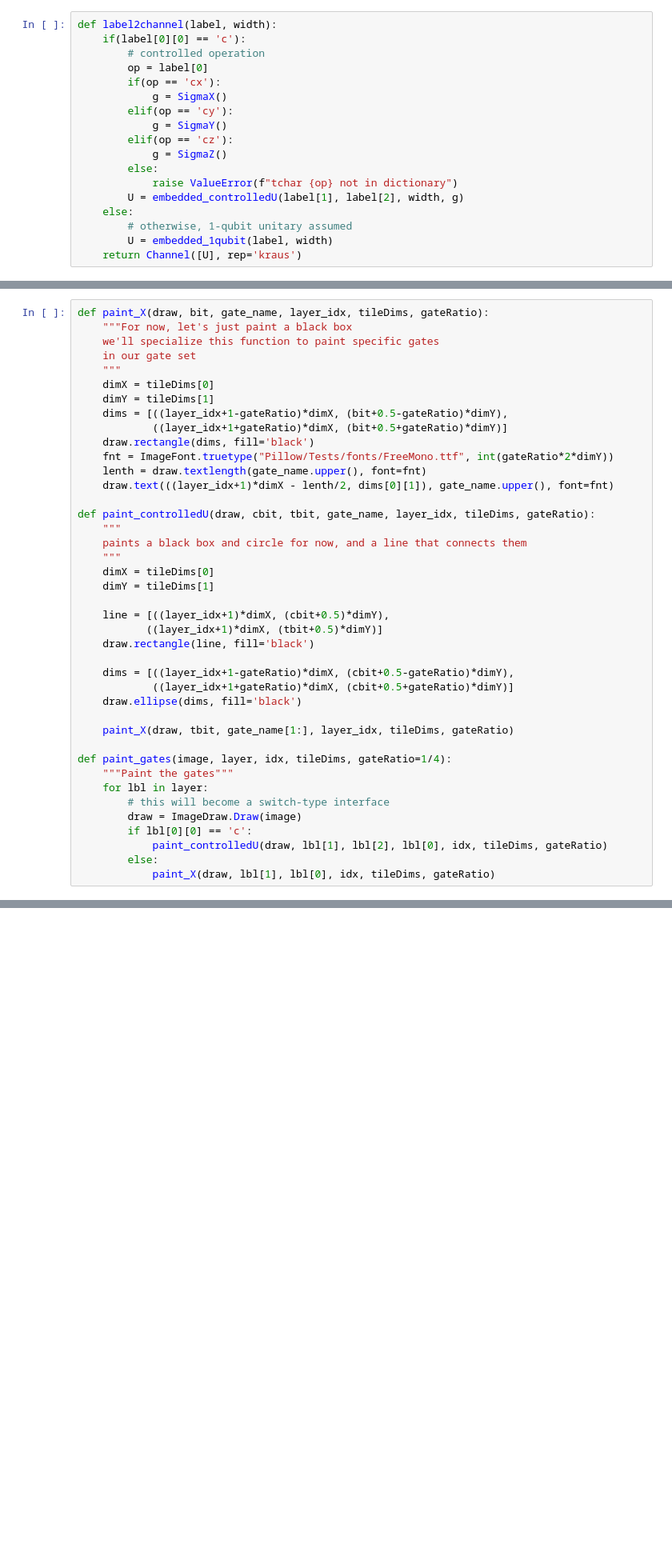
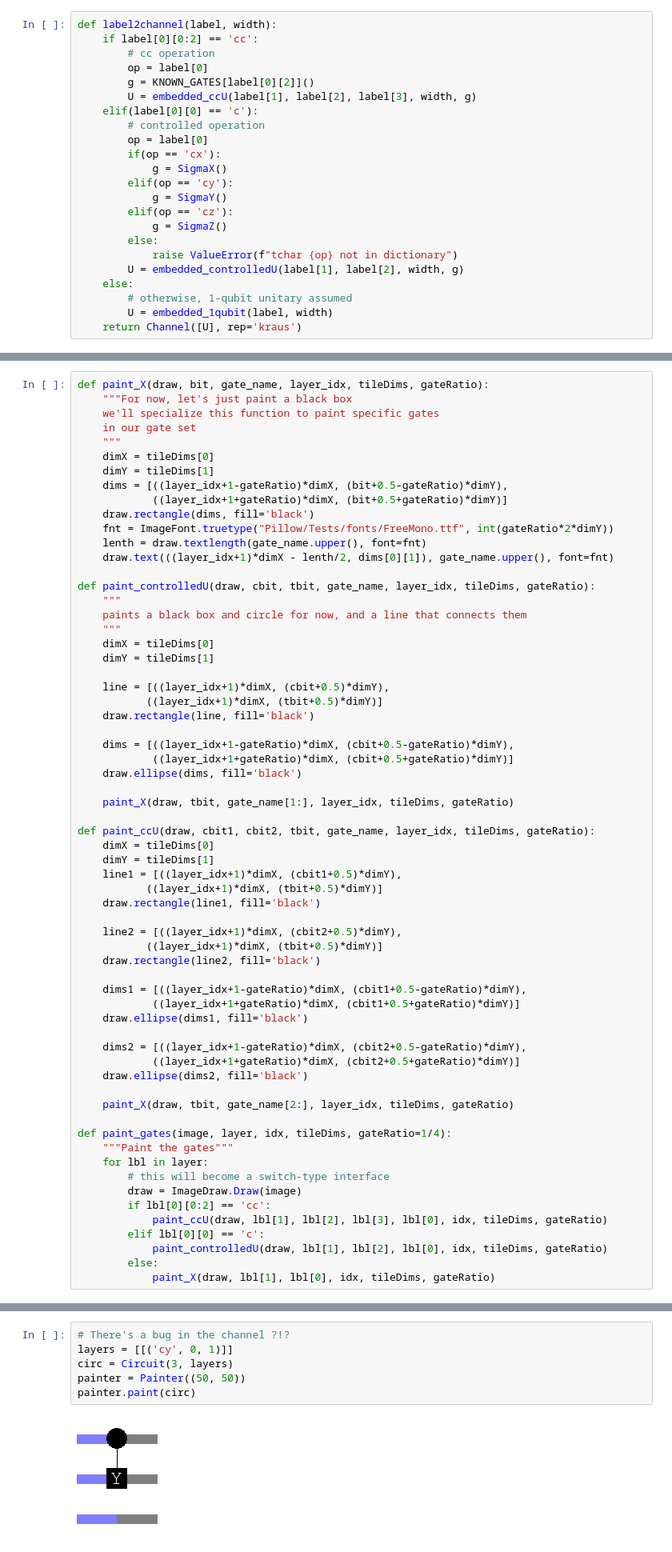
Before and after one commit to jpmarceaux/jpq, a Jupyter notebook: Prototyping.ipynb, the cells around one changed output, grey strips where cells are left out. Shown at 80% size. Drawn from its saved outputs; the diff is of its cells as text; blank space fills up the shorter version.

Commit message:
Add ccu gates

```diff
--- a/Prototyping.ipynb
+++ b/Prototyping.ipynb
@@ -71,7 +106,12 @@ def embedded_controlledU(cbit, tbit, width, U):
 ## Converting layers to channels
 # %%
 def label2channel(label, width):
-    if(label[0][0] == 'c'):
+    if label[0][0:2] == 'cc':
+        # cc operation
+        op = label[0]
+        g = KNOWN_GATES[label[0][2]]()
+        U = embedded_ccU(label[1], label[2], label[3], width, g)
+    elif(label[0][0] == 'c'):
         # controlled operation
         op = label[0]
         if(op == 'cx'):
@@ -152,12 +192,35 @@ def paint_controlledU(draw, cbit, tbit, gate_name, layer_idx, tileDims, gateRati
 
     paint_X(draw, tbit, gate_name[1:], layer_idx, tileDims, gateRatio)
 
+def paint_ccU(draw, cbit1, cbit2, tbit, gate_name, layer_idx, tileDims, gateRatio):
+    dimX = tileDims[0]
+    dimY = tileDims[1]
+    line1 = [((layer_idx+1)*dimX, (cbit1+0.5)*dimY),
+           ((layer_idx+1)*dimX, (tbit+0.5)*dimY)]
+    draw.rectangle(line1, fill='black')
+
+    line2 = [((layer_idx+1)*dimX, (cbit2+0.5)*dimY),
+           ((layer_idx+1)*dimX, (tbit+0.5)*dimY)]
+    draw.rectangle(line2, fill='black')
+
+    dims1 = [((layer_idx+1-gateRatio)*dimX, (cbit1+0.5-gateRatio)*dimY),
+            ((layer_idx+1+gateRatio)*dimX, (cbit1+0.5+gateRatio)*dimY)]
+    draw.ellipse(dims1, fill='black')
+
+    dims2 = [((layer_idx+1-gateRatio)*dimX, (cbit2+0.5-gateRatio)*dimY),
+            ((layer_idx+1+gateRatio)*dimX, (cbit2+0.5+gateRatio)*dimY)]
+    draw.ellipse(dims2, fill='black')
+
+    paint_X(draw, tbit, gate_name[2:], layer_idx, tileDims, gateRatio)
+
 def paint_gates(image, layer, idx, tileDims, gateRatio=1/4):
     """Paint the gates"""
     for lbl in layer:
         # this will become a switch-type interface
         draw = ImageDraw.Draw(image)
-        if lbl[0][0] == 'c':
+        if lbl[0][0:2] == 'cc':
+            paint_ccU(draw, lbl[1], lbl[2], lbl[3], lbl[0], idx, tileDims, gateRatio)
+        elif lbl[0][0] == 'c':
             paint_controlledU(draw, lbl[1], lbl[2], lbl[0], idx, tileDims, gateRatio)
         else:
             paint_X(draw, lbl[1], lbl[0], idx, tileDims, gateRatio)
@@ -298 +314,9 @@ painter.paint(circ)
 [figure]
+# %%
+# There's a bug in the channel ?!?
+layers = [[('cy', 0, 1)]]
+circ = Circuit(3, layers)
+painter = Painter((50, 50))
+painter.paint(circ)
+# %% [output]
+[figure, added]
```
Also changed, not shown: parts of 9 cells of this notebook.
